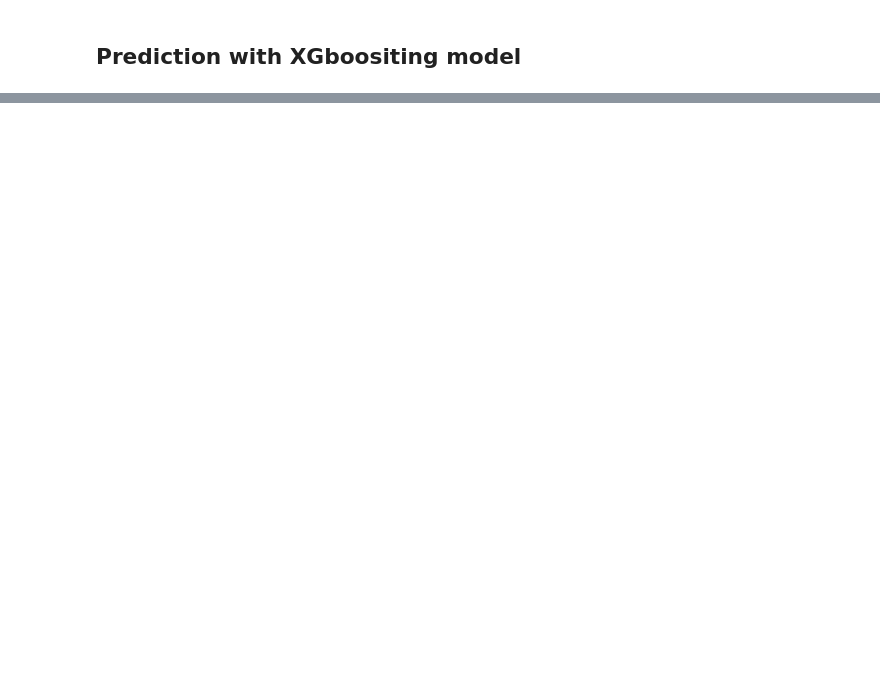
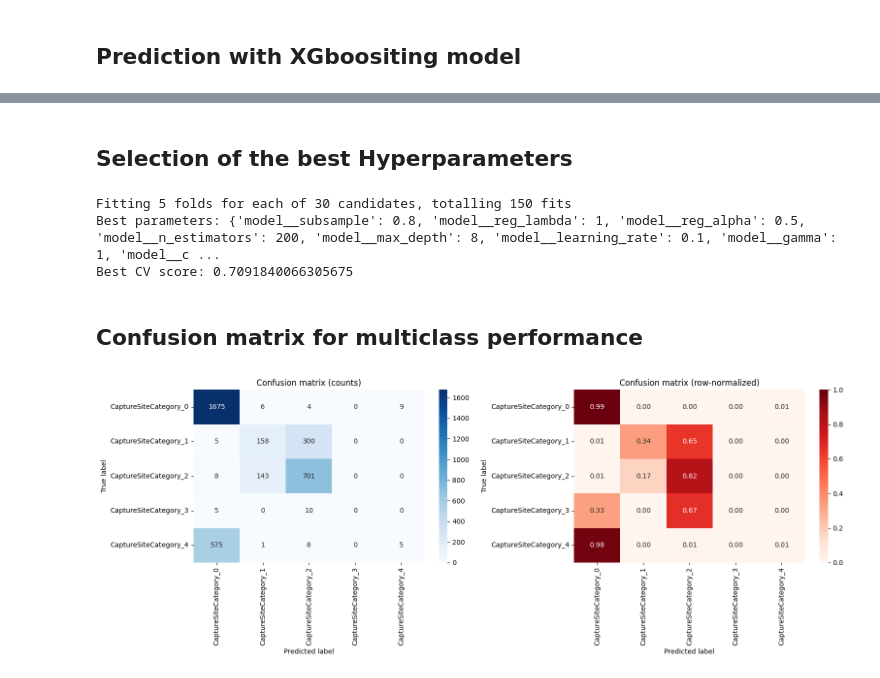
Before and after one commit to anakraskov/Turtles-ML-project, a Jupyter notebook: xgboosting_Prediction.ipynb, the cells around one changed output, grey strips where cells are left out. Saved outputs shown, nothing was run; the diff lists cells and outputs as text; code cells hidden in the pictures; blank space fills up the shorter version.

Commit message:
Confusion matrix

```diff
--- a/xgboosting_Prediction.ipynb
+++ b/xgboosting_Prediction.ipynb
@@ -13,0 +47,4 @@ df = pd.read_csv("data/turtles_cleaned.csv")
+# %%
+# ------------------------------------------------------------
+df = df.drop("CaptureSite", axis = 1)
+df
@@ -14,10 +65,4 @@ df = pd.read_csv("data/turtles_cleaned.csv")
 # %%
-
-
-# ------------------------------------------------------------
-# 1. Load the dataset
-# ------------------------------------------------------------
-  # <-- replace with your file name
 
 target = "CaptureSiteCategory"
 X = df.drop(columns=[target])
@@ -60,7 +105,7 @@ preprocessor = ColumnTransformer(
 model = XGBClassifier(
     n_estimators=200,
     learning_rate=0.1,
-    max_depth=6,
+    max_depth=4,
     subsample=0.8,
     colsample_bytree=0.8,
     objective="multi:softprob",
@@ -253,0 +181,68 @@ CaptureSiteCategory_4       0.30      0.02      0.04       589
+# %% [markdown]
+## Selection of the best Hyperparameters
+# %%
+from sklearn.model_selection import RandomizedSearchCV
+
+param_grid = {
+    "model__n_estimators": [200, 400, 600],
+    "model__learning_rate": [0.01, 0.05, 0.1, 0.2],
+    "model__max_depth": [4, 6, 8],
+    "model__subsample": [0.7, 0.8, 1.0],
+    "model__colsample_bytree": [0.7, 0.8, 1.0],
+    "model__gamma": [0, 1, 5],
+    "model__reg_alpha": [0, 0.1, 0.5],
+    "model__reg_lambda": [1, 5, 10]
+}
+
+search = RandomizedSearchCV(
+    clf,
+    param_distributions=param_grid,
+    n_iter=30,                # number of random combinations
+    scoring="accuracy",       # or "f1_macro" for multiclass
+    cv=5,
+    verbose=2,
+    random_state=42,
+    n_jobs=-1
+)
+
+search.fit(X_train, y_train)
+print("Best parameters:", search.best_params_)
+print("Best CV score:", search.best_score_)
+# %% [output]
+Fitting 5 folds for each of 30 candidates, totalling 150 fits
+Best parameters: {'model__subsample': 0.8, 'model__reg_lambda': 1, 'model__reg_alpha': 0.5, 'model__n_estimators': 200, 'model__max_depth': 8, 'model__learning_rate': 0.1, 'model__gamma': 1, 'model__c ...
+Best CV score: 0.7091840066305675
+# %% [markdown]
+## Confusion matrix for multiclass performance
+# %%
+import matplotlib.pyplot as plt
+from sklearn.metrics import confusion_matrix
+import seaborn as sns
+import numpy as np
+
+# Compute confusion matrix
+cm = confusion_matrix(y_test, y_pred)
+
+# Normalize by true class counts (recall-oriented view)
+cm_norm = cm.astype('float') / cm.sum(axis=1, keepdims=True)
+
+fig, axes = plt.subplots(1, 2, figsize=(16, 6))
+
+# Raw counts
+sns.heatmap(cm, annot=True, fmt='d', cmap='Blues',
+            xticklabels=le.classes_, yticklabels=le.classes_, ax=axes[0])
+axes[0].set_title('Confusion matrix (counts)')
+axes[0].set_xlabel('Predicted label')
+axes[0].set_ylabel('True label')
+
+# Row-normalized (recall)
+sns.heatmap(cm_norm, annot=True, fmt='.2f', cmap='Reds',
+            xticklabels=le.classes_, yticklabels=le.classes_, ax=axes[1], vmin=0, vmax=1)
+axes[1].set_title('Confusion matrix (row-normalized)')
+axes[1].set_xlabel('Predicted label')
+axes[1].set_ylabel('True label')
+
+plt.tight_layout()
+plt.show()
+# %% [output]
+[figure, added]
```
Also changed, not shown: parts of 12 cells of this notebook.
